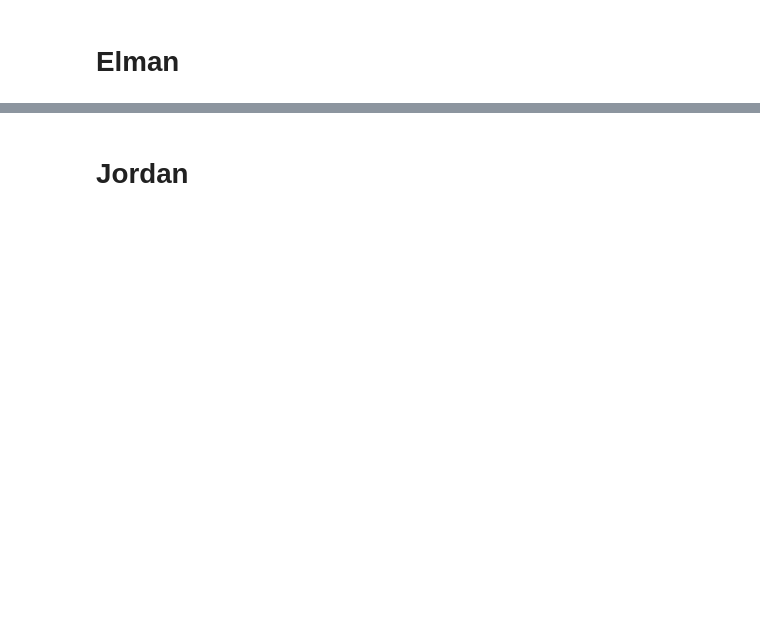
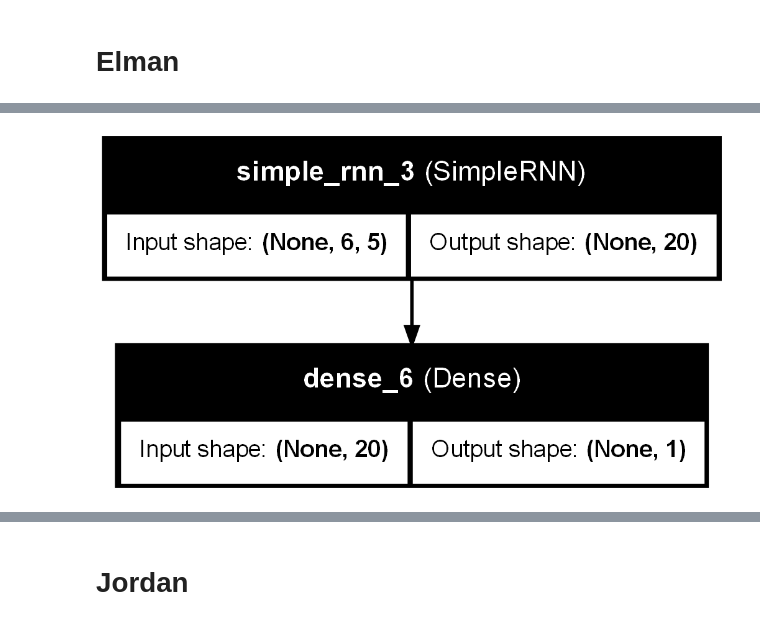
Before and after one commit to itsatefe/Deep-Learning, a Jupyter notebook: HW2/RNN.ipynb, the cells around one changed output, grey strips where cells are left out. Saved outputs shown, nothing was run; the diff lists cells and outputs as text; code cells hidden in the pictures; blank space fills up the shorter version.

```diff
--- a/HW2/RNN.ipynb
+++ b/HW2/RNN.ipynb
@@ -82,3 +96,7 @@ Test Loss: 0.0002802900562528521
+# %%
+plot_model(model, to_file='elman_model.png', show_shapes=True, show_layer_names=True)
+# %% [output]
+[figure, added]
 # %%
 train_predictions = model.predict(train_X)
 test_predictions = model.predict(test_X)
```
Also changed, not shown: parts of 14 cells of this notebook, 17 other files.
